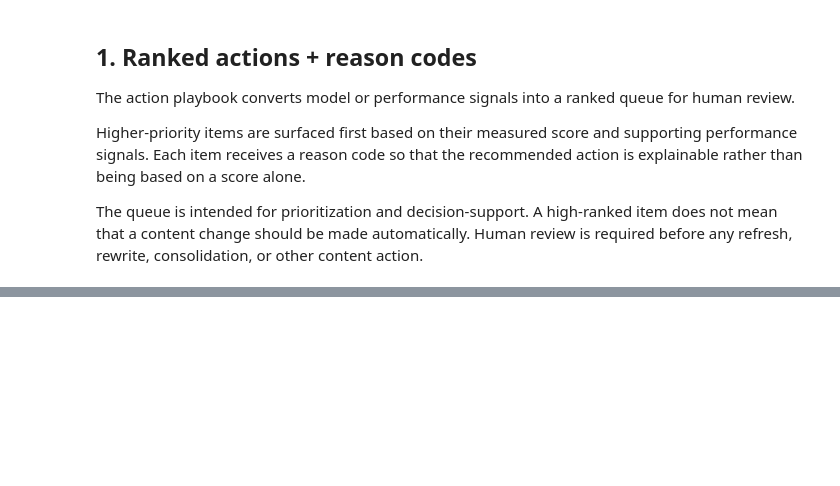
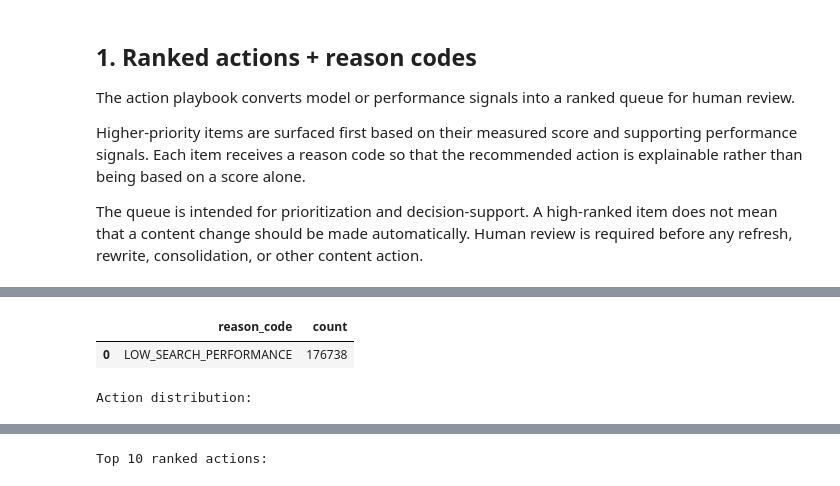
Before and after one commit to deetijasmitha/flyrank-ml-internship, a Jupyter notebook: work/notebooks/w07_action_playbook.ipynb, the cells around one changed output, grey strips where cells are left out. Drawn from its saved outputs; the diff is of its cells as text; code cells hidden in the pictures; blank space fills up the shorter version.

```diff
--- a/work/notebooks/w07_action_playbook.ipynb
+++ b/work/notebooks/w07_action_playbook.ipynb
@@ -469,0 +246,76 @@ The queue is intended for prioritization and decision-support. A high-ranked ite
+# %%
+# ML-10 — Section 1: Ranked actions + reason codes
+
+import os
+import pandas as pd
+
+baseline_path = "work/outputs/baseline_action_score.csv"
+
+if not os.path.exists(baseline_path):
+    raise FileNotFoundError(
+        "baseline_action_score.csv was not found in work/outputs/. "
+        "Make sure the Week-4 baseline output is available before running this cell."
+    )
+
+action_queue = pd.read_csv(baseline_path)
+
+required_columns = [
+    "rank",
+    "client_hash_id",
+    "content_hash_id",
+    "score",
+    "reason_code",
+    "action"
+]
+
+missing_columns = [
+    col
+    for col in required_columns
+    if col not in action_queue.columns
+]
+
+if missing_columns:
+    raise ValueError(
+        f"Missing required columns: {missing_columns}"
+    )
+
+action_queue = action_queue.sort_values(
+    by=["score", "rank"],
+    ascending=[False, True]
+).reset_index(drop=True)
+
+action_queue["rank"] = range(1, len(action_queue) + 1)
+
+ranked_action_queue = action_queue[
+    [
+        "rank",
+        "client_hash_id",
+        "content_hash_id",
+        "score",
+        "reason_code",
+        "action"
+    ]
+].copy()
+
+print("Ranked action queue created successfully.")
+print("Number of items:", len(ranked_action_queue))
+
+print("\nReason-code distribution:")
+display(
+    ranked_action_queue["reason_code"]
+    .value_counts()
+    .rename_axis("reason_code")
+    .reset_index(name="count")
+)
+
+print("\nAction distribution:")
+display(
+    ranked_action_queue["action"]
+    .value_counts()
+    .rename_axis("action")
+    .reset_index(name="count")
+)
+
+print("\nTop 10 ranked actions:")
+display(ranked_action_queue.head(10))
+# %% [output]
@@ -469,0 +326,3 @@ The queue is intended for prioritization and decision-support. A high-ranked ite
+|  | reason_code | count |
+| 0 | LOW_SEARCH_PERFORMANCE | 176738 |
+Action distribution:
@@ -469,0 +331 @@ The queue is intended for prioritization and decision-support. A high-ranked ite
+Top 10 ranked actions:
```
Also changed, not shown: parts of 25 cells of this notebook.
